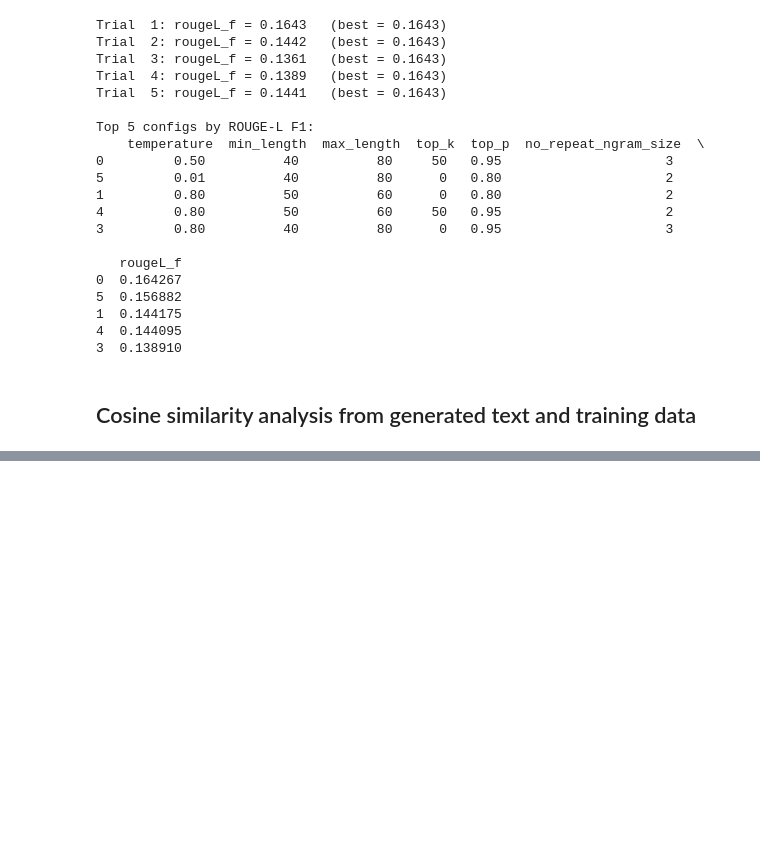
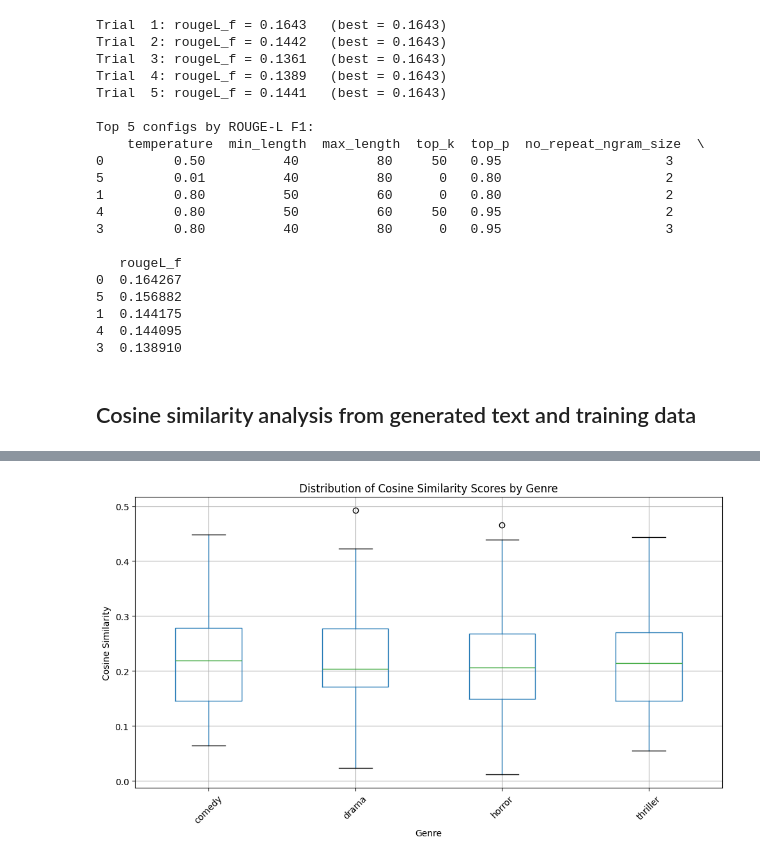
Before and after one commit to trevordoucet/NLP_Code, a Jupyter notebook: workbooks/trainer.ipynb, the cells around one changed output, grey strips where cells are left out. Drawn from its saved outputs; the diff is of its cells as text; code cells hidden in the pictures; blank space fills up the shorter version.

Commit message:
cosine

```diff
--- a/workbooks/trainer.ipynb
+++ b/workbooks/trainer.ipynb
@@ -460,0 +499,15 @@ Most consistent titles:
+# %%
+df_sim = pd.read_excel("../output_summaries/plot_similarity_per_title.xlsx")
+
+# Boxplot by Genre
+fig, ax = plt.subplots(figsize=(10, 6))
+df_sim.boxplot(column="cosine_score", by="genre", ax=ax)
+ax.set_title("Distribution of Cosine Similarity Scores by Genre")
+ax.set_xlabel("Genre")
+ax.set_ylabel("Cosine Similarity")
+plt.suptitle("")
+plt.xticks(rotation=45)
+plt.tight_layout()
+plt.show()
+# %% [output]
+[figure, added]
```
Also changed, not shown: parts of 4 cells of this notebook.
